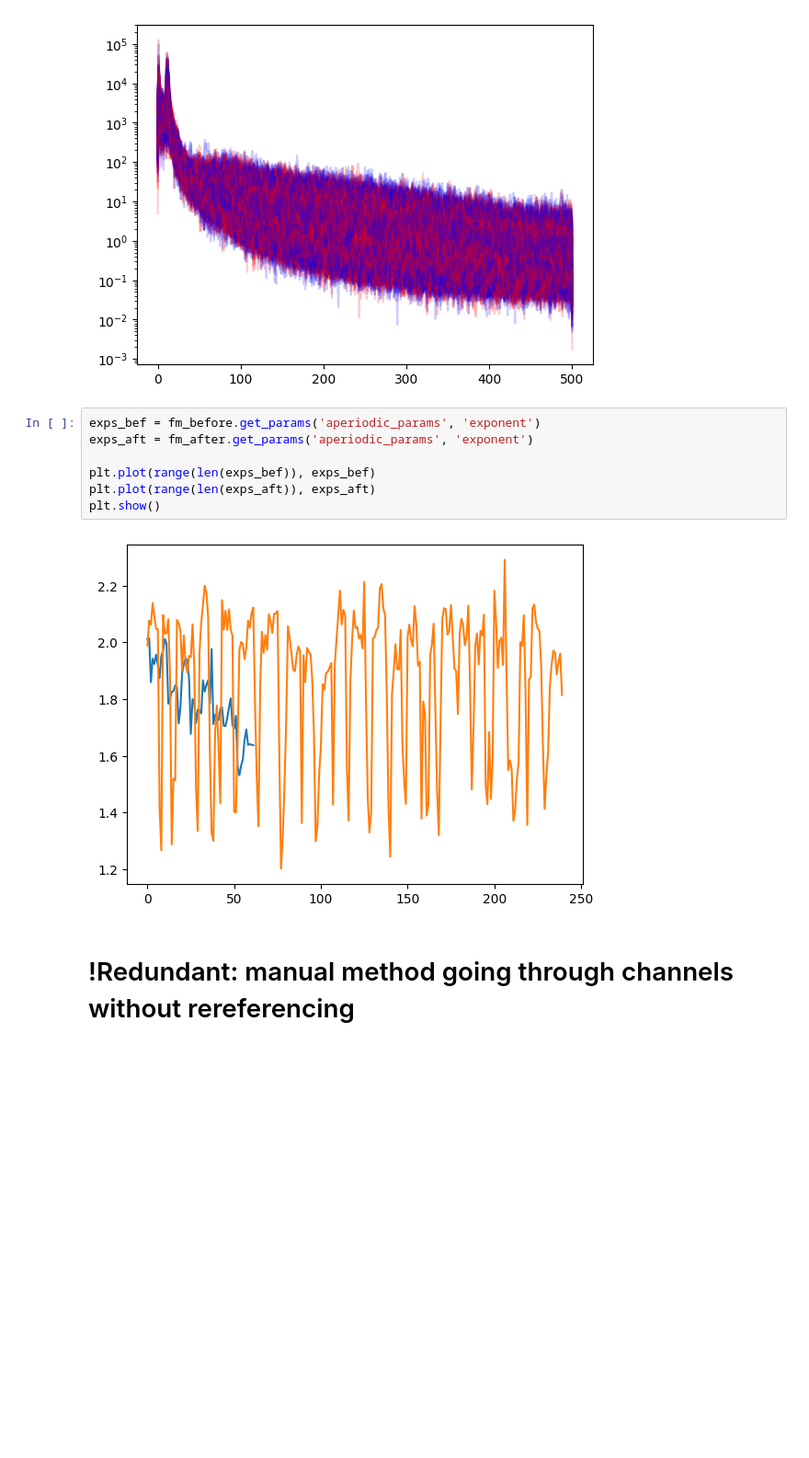
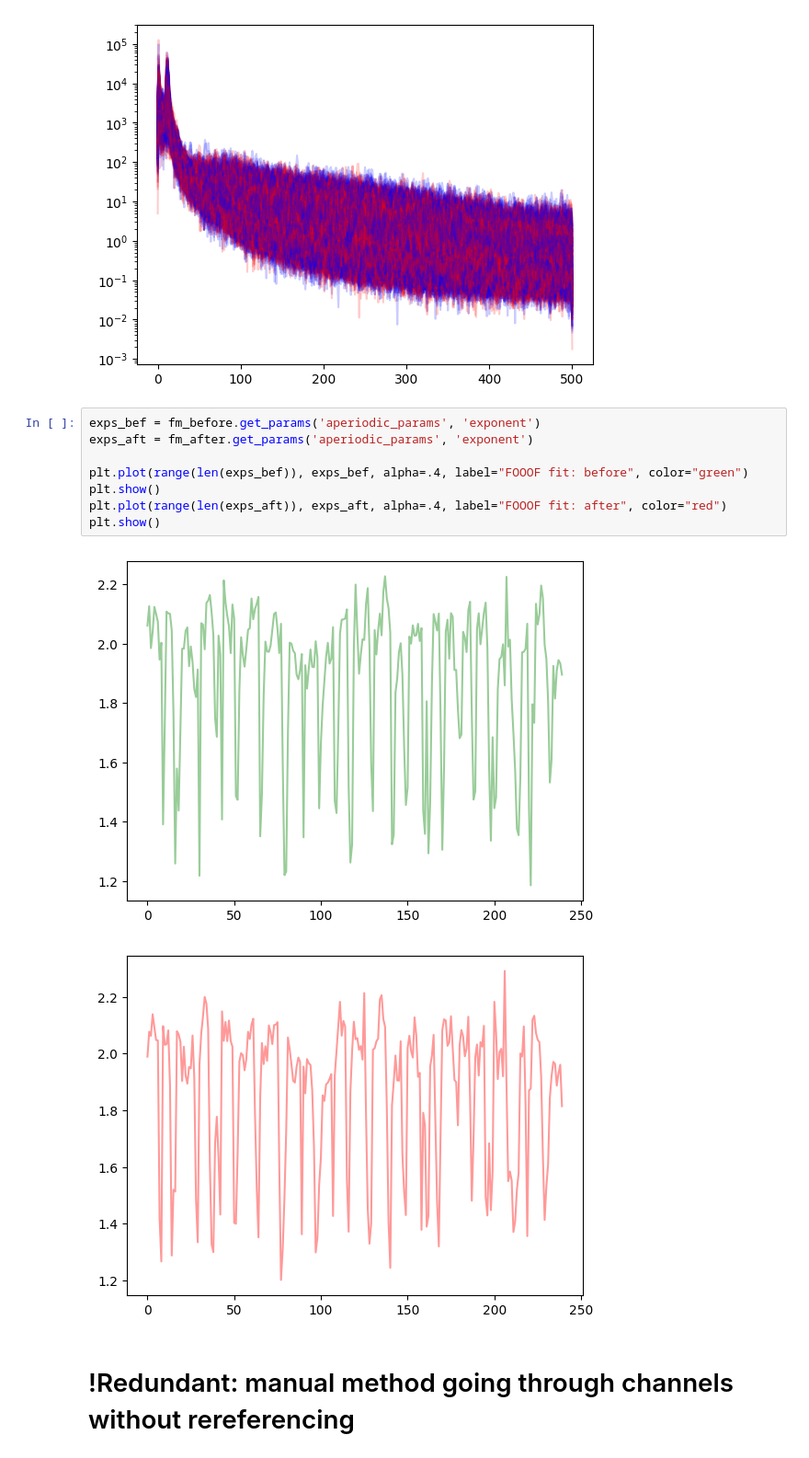
Before and after one commit to Altibertalt/SURF, a Jupyter notebook: index.ipynb, the cells around one changed output. Shown at 92% size. Cells and saved outputs as stored; diff of their text form; blank space fills up the shorter version.

```diff
--- a/index.ipynb
+++ b/index.ipynb
@@ -248,12 +246,14 @@ plt.show()
 # %%
 exps_bef = fm_before.get_params('aperiodic_params', 'exponent')
 exps_aft = fm_after.get_params('aperiodic_params', 'exponent')
 
-plt.plot(range(len(exps_bef)), exps_bef)
-plt.plot(range(len(exps_aft)), exps_aft)
+plt.plot(range(len(exps_bef)), exps_bef, alpha=.4, label="FOOOF fit: before", color="green")
 plt.show()
+plt.plot(range(len(exps_aft)), exps_aft, alpha=.4, label="FOOOF fit: after", color="red")
+plt.show()
 # %% [output]
-[figure, old version]
+[figure, new version]
+[figure, added]
 # %% [markdown]
 # !Redundant: manual method going through channels without rereferencing
 # %%
```
Also changed, not shown: parts of 4 cells of this notebook.
